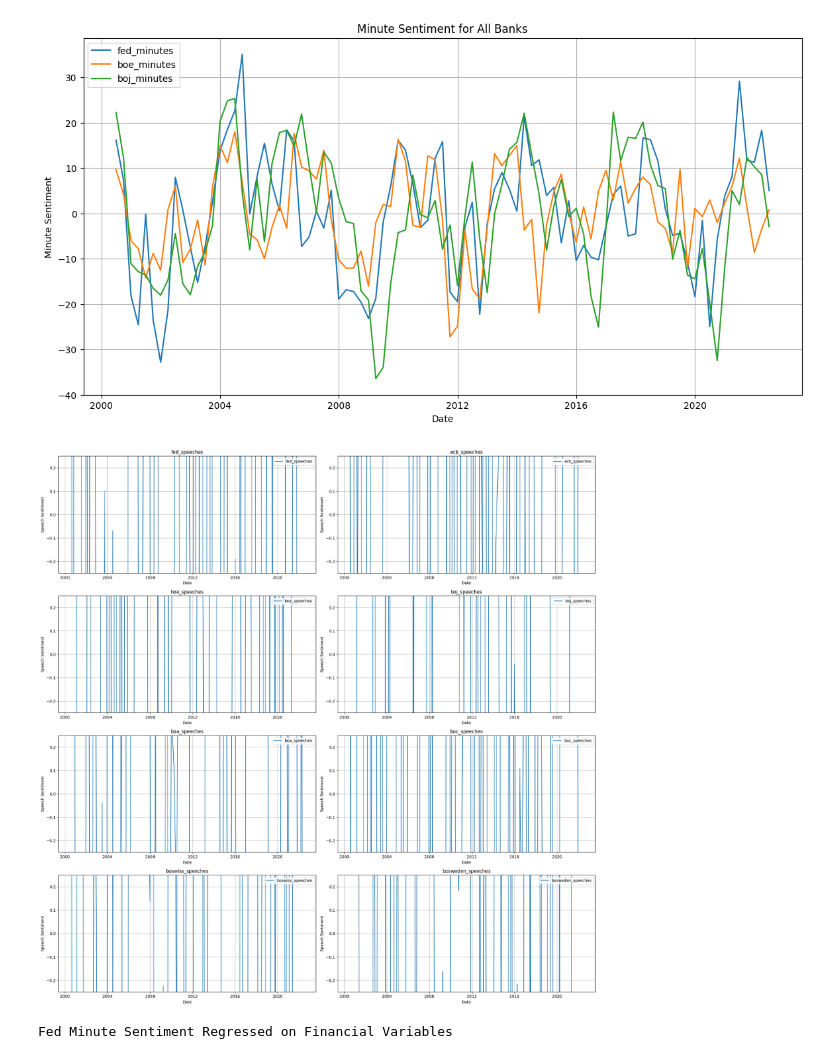
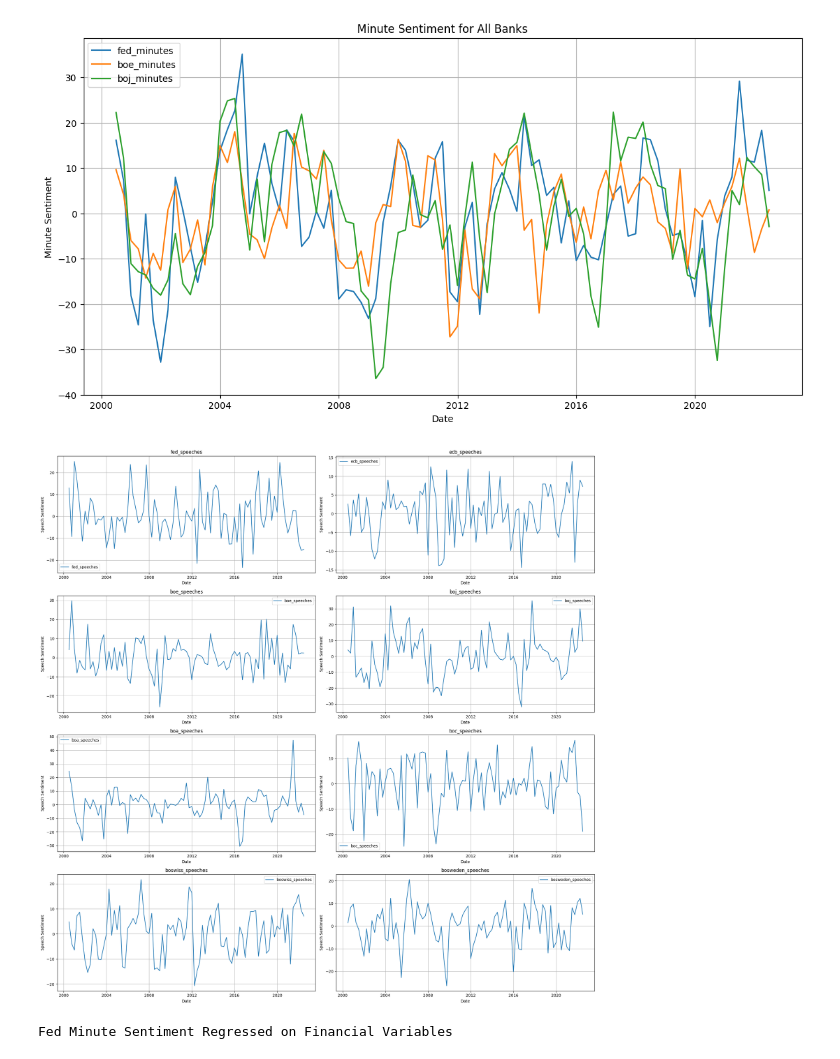
Before and after one commit to KyleNabors/Central-Bank-FinBERT-Analysis, a Jupyter notebook: Sentiment Graphs and Regressions.ipynb, the cells around one changed output. Drawn from its saved outputs; the diff is of its cells as text; code cells hidden in the pictures.

```diff
--- a/Sentiment Graphs and Regressions.ipynb
+++ b/Sentiment Graphs and Regressions.ipynb
@@ -176,6 +176,29 @@ stocks = stocks.resample("Q", on="date").sum().reset_index()
 for i in range(0, 6):
     stocks[f"log_returns_{i}"] = stocks["log_returns"].shift(i)
     stocks[f"log_returns_eu_{i}"] = stocks["log_returns_eu"].shift(i)
+# %%
+mich = pd.read_csv(f"{database}/Market Data/Michigan/michigan_sent.csv")
+# convert Month from a string to a number
+mich["Month"] = mich["Month"].str.replace("January", "01")
+mich["Month"] = mich["Month"].str.replace("February", "02")
+mich["Month"] = mich["Month"].str.replace("March", "03")
+mich["Month"] = mich["Month"].str.replace("April", "04")
+mich["Month"] = mich["Month"].str.replace("May", "05")
+mich["Month"] = mich["Month"].str.replace("June", "06")
+mich["Month"] = mich["Month"].str.replace("July", "07")
+mich["Month"] = mich["Month"].str.replace("August", "08")
+mich["Month"] = mich["Month"].str.replace("September", "09")
+mich["Month"] = mich["Month"].str.replace("October", "10")
+mich["Month"] = mich["Month"].str.replace("November", "11")
+mich["Month"] = mich["Month"].str.replace("December", "12")
+
+# combine Month and YYYY columns and convert to datetime
+mich["date"] = mich["Month"].astype(str) + "-" + mich["YYYY"].astype(str)
+mich["date"] = pd.to_datetime(mich["date"])
+mich = mich[["date", "ICS_ALL"]]
+mich = mich.rename(columns={"ICS_ALL": "michigan_sentiment"})
+
+sentiment = pd.merge(sentiment, mich, how="outer", left_on="date", right_on="date")
 # %%
 # Resample the final 'sentiment' DataFrame to quarterly frequency
 sentiment = sentiment.drop(columns=["sp500_return", "stoxx"])
@@ -214,6 +237,9 @@ for i in range(0, 5):
     sentiment[f"euro_funds_lag_{i}"] = sentiment["euro_funds"].shift(i)
     sentiment[f"fedfunds_forward_{i}"] = sentiment["fedfunds"].shift(-i)
     sentiment[f"euro_funds_forward_{i}"] = sentiment["euro_funds"].shift(-i)
+    sentiment[f"michigan_sentiment_lag_{i}"] = sentiment["michigan_sentiment"].shift(i)
+    sentiment[f"USD_EU_lag_{i}"] = sentiment["USD_EU"].shift(i)
+    sentiment[f"USD_EU_forward_{i}"] = sentiment["USD_EU"].shift(-i)
 # %%
 sentiment = pd.merge(sentiment, stocks, how="left", left_on="date", right_on="date")
 # %%
@@ -275,35 +301,35 @@ speech_sentiment_columns = [
     'fed_speeches',
     'ecb_speeches',
     'boe_speeches',
     'boj_speeches',
     'boa_speeches',
     'boc_speeches',
     'boswiss_speeches',
     'bosweden_speeches',
 ]
 
 # Define the layout of the subplots
 fig, axes = plt.subplots(nrows=4, ncols=2, figsize=(20, 20))
 
 # Flatten the axes array for easy iteration
 axes = axes.flatten()
 
 # Plot each sentiment column in its own subplot
 for i, column in enumerate(speech_sentiment_columns):
     if column in sentiment.columns:
         axes[i].plot(sentiment['date'], sentiment[column], label=column)
         axes[i].set_xlabel('Date')
         axes[i].set_ylabel('Speech Sentiment')
         axes[i].set_title(column)
-        axes[i].set_ylim(-0.25, 0.25)  # Set y-axis limits
+        #axes[i].set_ylim(-0.25, 0.25)  # Set y-axis limits
         axes[i].legend()
         axes[i].grid(True)
 
 # Adjust layout
 plt.tight_layout()
 plt.show()
 # %% [output]
-[figure, old version]
+[figure, new version]
 # %%
 # Table 3 Pt. 1
 
```
Also changed, not shown: parts of 6 cells of this notebook, 2 other files.
